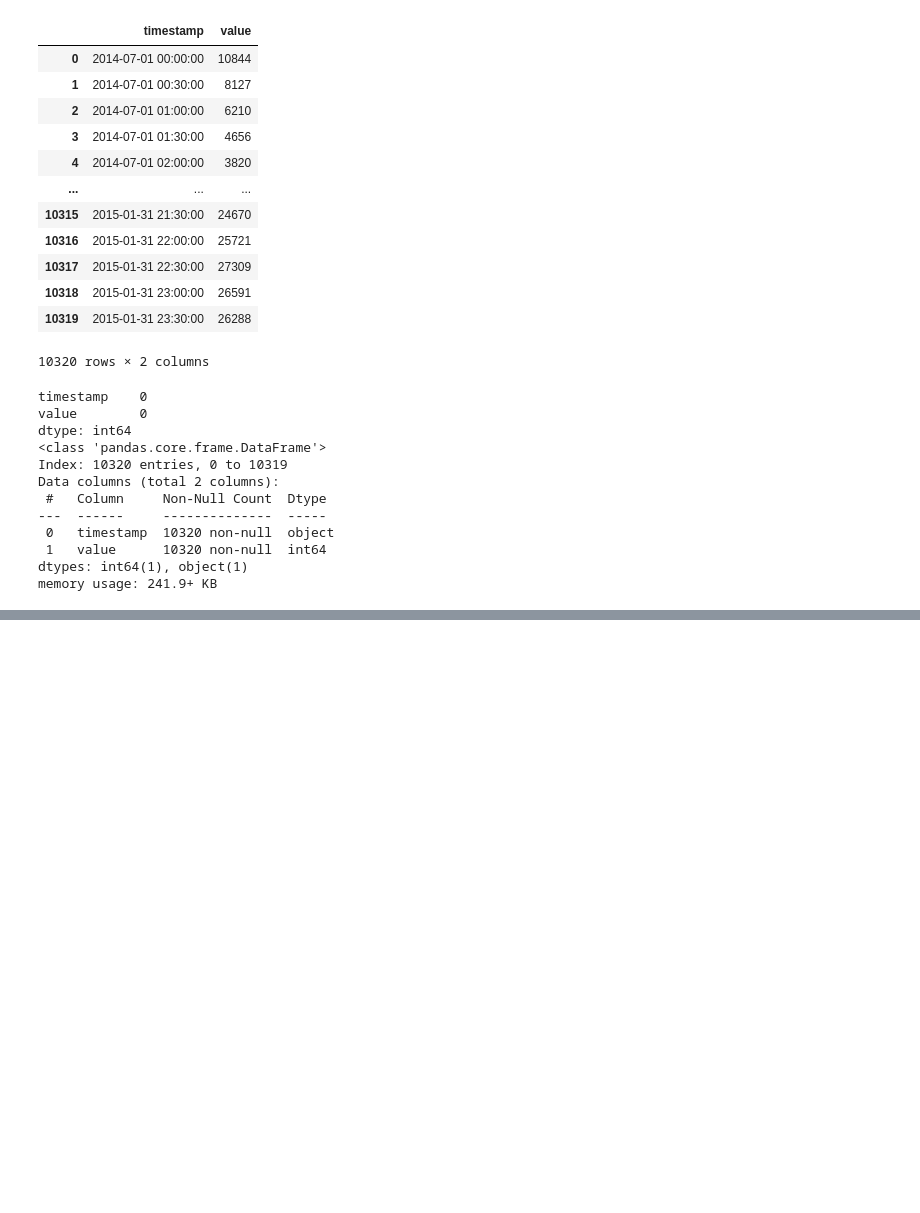
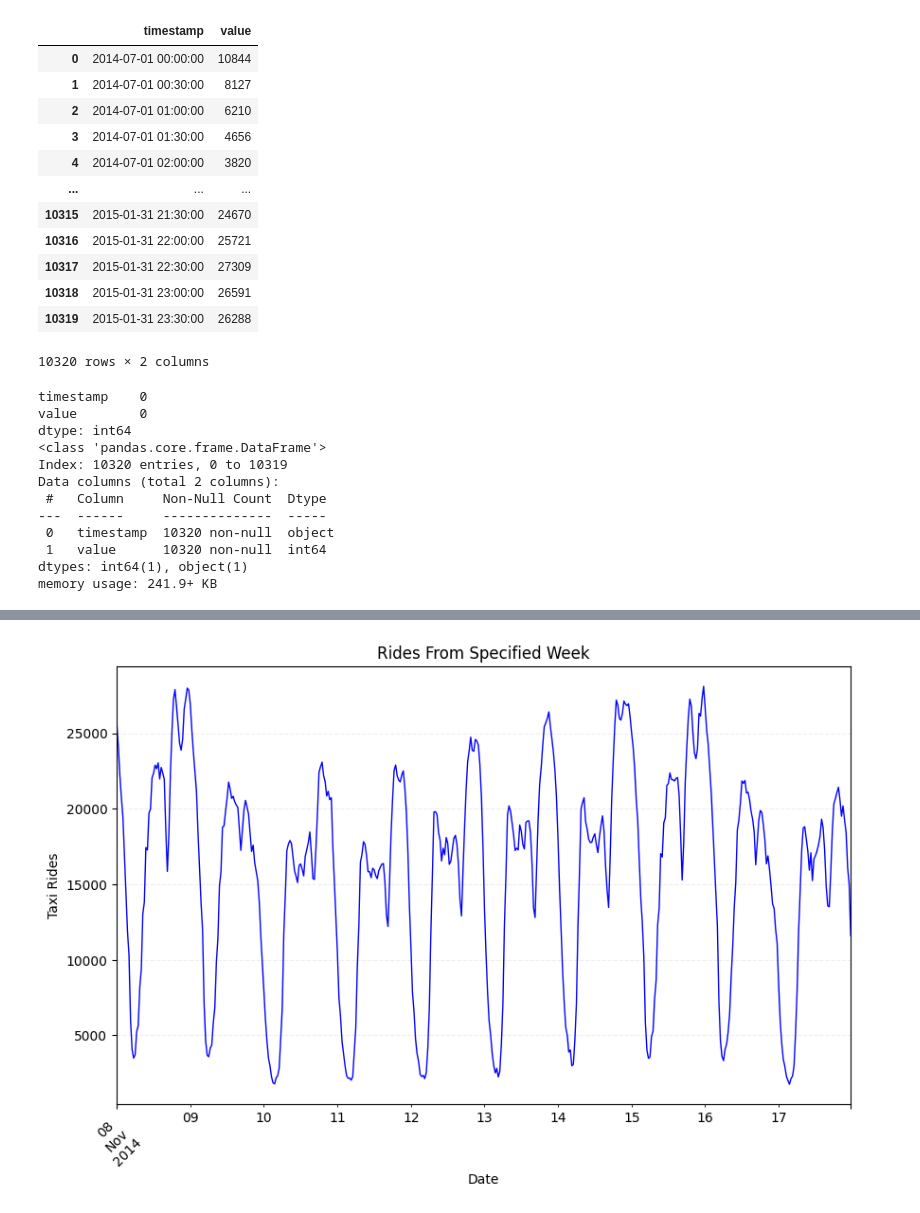
Before and after one commit to IKRAMJAAFAR/DeeL, a Jupyter notebook: data_analysis.ipynb, the cells around one changed output, grey strips where cells are left out. Drawn from its saved outputs; the diff is of its cells as text; code cells hidden in the pictures; blank space fills up the shorter version.

```diff
--- a/data_analysis.ipynb
+++ b/data_analysis.ipynb
@@ -94,0 +101,16 @@ plt.show()
+# %%
+df.loc["2014-11-08":"2014-11-17"]['value'].plot(figsize=(10, 6), color='blue', linewidth=1)
+
+
+plt.xlabel('Date')
+plt.ylabel('Taxi Rides')
+plt.title('Rides From Specified Week')
+
+
+plt.xticks(rotation=45)
+
+plt.grid(True, linestyle='--', alpha=0.2)
+
+plt.show()
+# %% [output]
+[figure, added]
```
Also changed, not shown: parts of 25 cells of this notebook.
